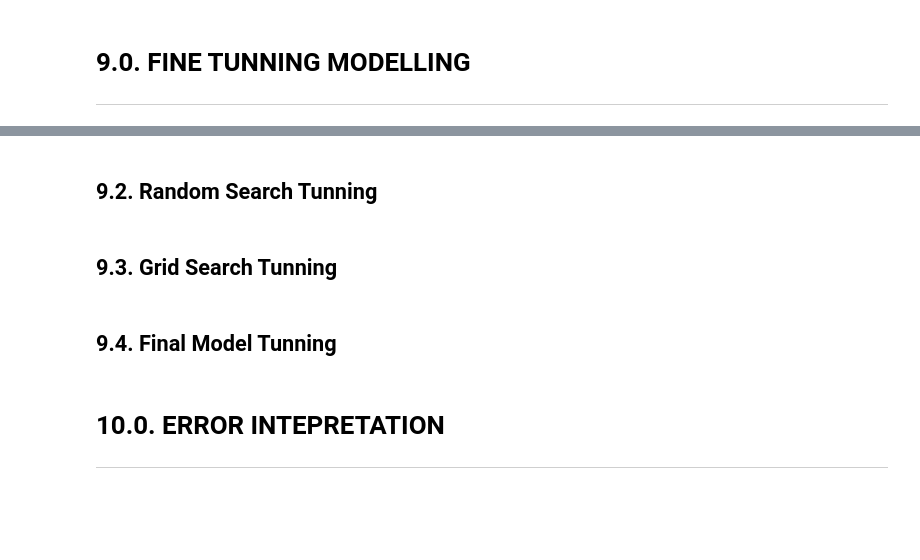
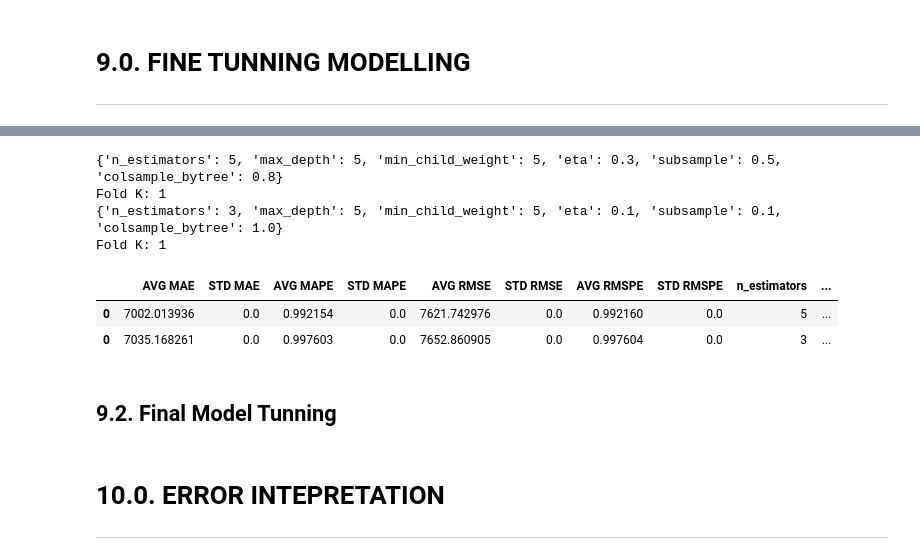
Before and after one commit to Meigarom/Predictive-Analytics, a Jupyter notebook: notebooks/Predictive-Analytics-Rossmann.ipynb, the cells around one changed output, grey strips where cells are left out. Saved outputs shown, nothing was run; the diff lists cells and outputs as text; code cells hidden in the pictures; blank space fills up the shorter version.

Commit message:
finished the fine tunning implementation

```diff
--- a/notebooks/Predictive-Analytics-Rossmann.ipynb
+++ b/notebooks/Predictive-Analytics-Rossmann.ipynb
@@ -1419,2 +1254,55 @@ gridsearch_params = [
+# %%
+# params dictionary
+params = {
+    'n_estimators': [3, 5, 10],
+    'max_depth': [3, 4, 5],
+    'min_child_weight': [1, 5, 10],
+    'eta': [0.1, 0.3],
+    'subsample': [0.1, 0.5],
+    'colsample_bytree': [0.6, 0.8, 1.0]
+}
+
+MAX_EVALS = 2
+# %%
+import random
+
+# dataframe for results
+final_result = pd.DataFrame()
+k = 1
+
+# keep searching until reach max evaluations
+for i in range( MAX_EVALS ):
+    # choose random hyperparameters
+    hp = {k: random.sample( v, 1)[0] for k, v in params.items() }
+    print( hp )
+
+    # model
+    xgb = xgboost.XGBRegressor( objective = 'reg:squarederror',
+                                n_estimators = hp['n_estimators'],
+                                eta = hp['eta'],
+                                max_depth = hp['max_depth'],
+                                subsample = hp['subsample'],
+                                min_child_weight = hp['min_child_weight'],
+                                colsample_bytree = hp['colsample_bytree'] )
+
+    # Evaluate randomly selected hyperparameters
+    eval_result = nested_cross_validation( training_start, training_end, holdout_end, k, X_train, xgb, verbose=1 )
+
+    # results
+    aux1 = pd.DataFrame( eval_result, index=[0] )
+    aux2 = pd.DataFrame( hp, index=[0] )
+    aux3 = pd.concat( [aux1, aux2 ], axis=1 )
+
+    final_result = pd.concat( [final_result, aux3], axis=0 )
+
+final_result.sort_values( 'AVG MAE' )
+# %% [output]
+{'n_estimators': 5, 'max_depth': 5, 'min_child_weight': 5, 'eta': 0.3, 'subsample': 0.5, 'colsample_bytree': 0.8}
+Fold K: 1
+{'n_estimators': 3, 'max_depth': 5, 'min_child_weight': 5, 'eta': 0.1, 'subsample': 0.1, 'colsample_bytree': 1.0}
+Fold K: 1
+|  | AVG MAE | STD MAE | AVG MAPE | STD MAPE | AVG RMSE | STD RMSE | AVG RMSPE | STD RMSPE | n_estimators | ... |
+| 0 | 7002.013936 | 0.0 | 0.992154 | 0.0 | 7621.742976 | 0.0 | 0.992160 | 0.0 | 5 | ... |
+| 0 | 7035.168261 | 0.0 | 0.997603 | 0.0 | 7652.860905 | 0.0 | 0.997604 | 0.0 | 3 | ... |
 # %% [markdown]
-## 9.2. Random Search Tunning
+## 9.2. Final Model Tunning
@@ -1445,4 +1308,0 @@ grid_mse.fit( X_train_n.values, y_train_n.values )
-# %% [markdown]
-## 9.3. Grid Search Tunning
-# %% [markdown]
-## 9.4. Final Model Tunning
```
Also changed, not shown: parts of 38 cells of this notebook.
